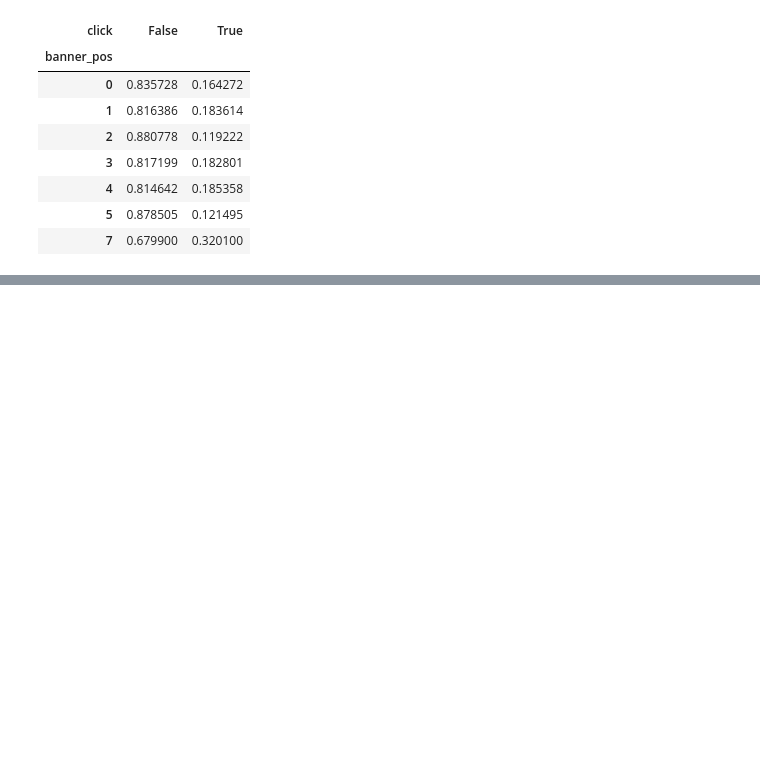
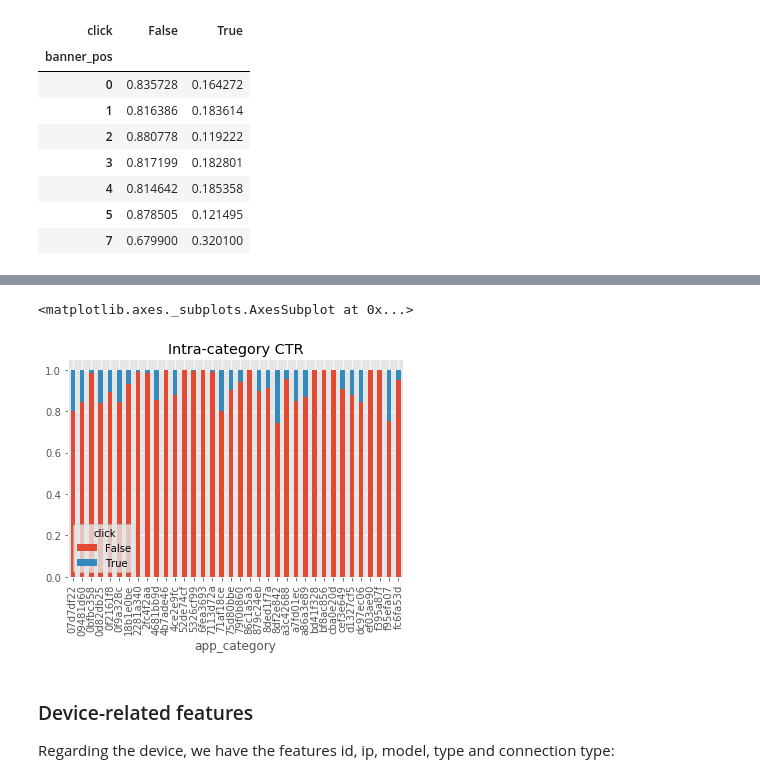
Before and after one commit to diogojapinto/ctr-prediction, a Jupyter notebook: Click-Through Rate Prediction.ipynb, the cells around one changed output, grey strips where cells are left out. Drawn from its saved outputs; the diff is of its cells as text; code cells hidden in the pictures; blank space fills up the shorter version.

```diff
--- a/Click-Through Rate Prediction.ipynb
+++ b/Click-Through Rate Prediction.ipynb
@@ -281,0 +315,10 @@ Effectively, the CTR for position 7 is slightly above 32%. Positions 0, 1, 3 and
+# %%
+train_app_category_group_df = train_df.groupby(['app_category', 'click']).size().unstack()
+# %%
+train_app_category_group_df.div(train_app_category_group_df.sum(axis=1), axis=0).plot(kind='bar', stacked=True, title="Intra-category CTR")
+# %% [output]
+<matplotlib.axes._subplots.AxesSubplot at 0x...>
+[figure, added]
+# %% [markdown]
+### Device-related features
+Regarding the device, we have the features id, ip, model, type and connection type:
```
Also changed, not shown: parts of 72 cells of this notebook.
